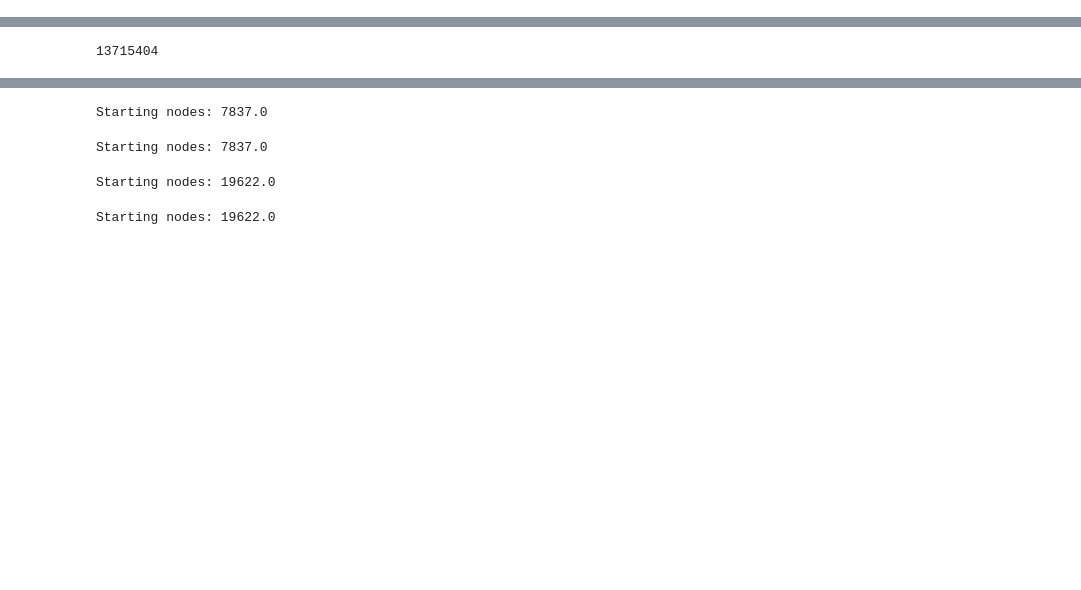
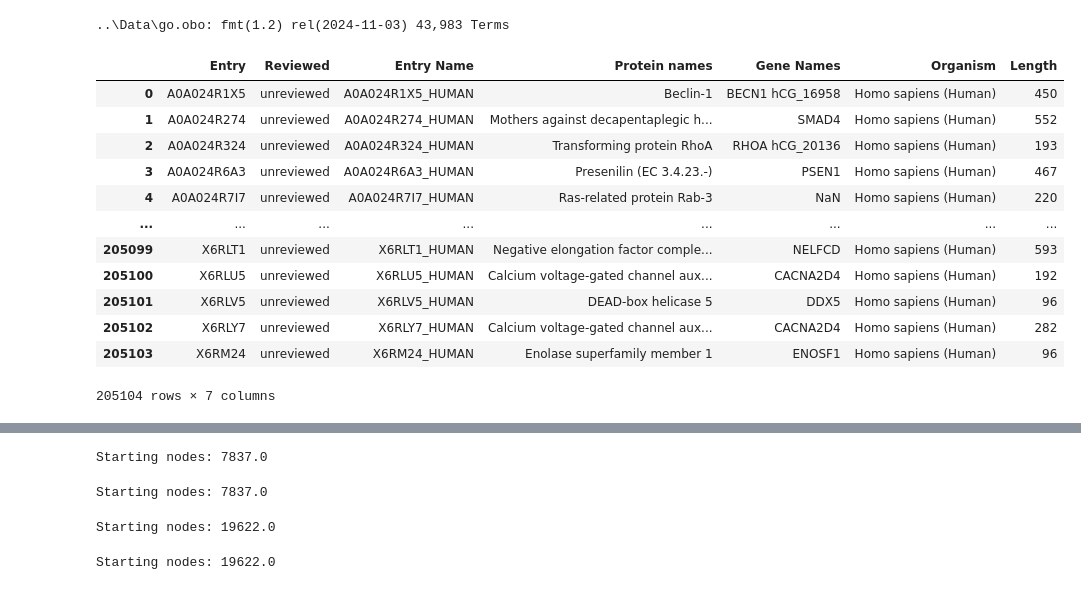
Before and after one commit to tim-stocker/viral_interact, a Jupyter notebook: Notebooks/rvfv.ipynb, the cells around one changed output, grey strips where cells are left out. Saved outputs shown, nothing was run; the diff lists cells and outputs as text; code cells hidden in the pictures; blank space fills up the shorter version.

```diff
--- a/Notebooks/rvfv.ipynb
+++ b/Notebooks/rvfv.ipynb
@@ -17,3 +13,37 @@ response = requests.get("https://string-db.org/api/tsv/interaction_partners?iden
+# %%
+dir_name = os.path.join("..", "Data")
+
+df_human = pd.read_csv(os.path.join(dir_name, "9606.protein.links.full.v12.0.txt"), sep=" ")
+df_rvfv = pd.read_csv(os.path.join(dir_name, "string_interactions.tsv"), sep="\t")
+
+df_denv = pd.read_csv(os.path.join(dir_name, "den_2_interactions.tsv"), sep="\t")
+
+df_lasv = pd.read_csv(os.path.join(dir_name, "lassa_interactions.tsv"), sep="\t")
+
+df_id_conversions = pd.read_csv(os.path.join(dir_name, "HUMAN_9606_idmapping_selected.tab"), sep="\t")
+df_id_conversions.columns = ['Uniprot_ID', 'uk1', 'uk2', 'uk3', 'uk4', 'uk5', 'GO_IDs', 'uk6', 'uk7', 'uk8', 'uk9', 'uk10', 'uk11', 'uk12', 'uk13', 'uk14', 'uk15', 'uk16', 'ENSG', 'ENST', 'ENSP', 'uk17']
+
+uniprot_ids = pd.read_csv(os.path.join(dir_name, "9606_uniprot_ids.tsv"), sep="\t")
+
+godag = GODag(os.path.join(dir_name, "go.obo"))
+# %% [output]
+..\Data\go.obo: fmt(1.2) rel(2024-11-03) 43,983 Terms
+# %%
+uniprot_ids
+# %% [output]
+|  | Entry | Reviewed | Entry Name | Protein names | Gene Names | Organism | Length |
+| 0 | A0A024R1X5 | unreviewed | A0A024R1X5_HUMAN | Beclin-1 | BECN1 hCG_16958 | Homo sapiens (Human) | 450 |
+| 1 | A0A024R274 | unreviewed | A0A024R274_HUMAN | Mothers against decapentaplegic h... | SMAD4 | Homo sapiens (Human) | 552 |
+| 2 | A0A024R324 | unreviewed | A0A024R324_HUMAN | Transforming protein RhoA | RHOA hCG_20136 | Homo sapiens (Human) | 193 |
+| 3 | A0A024R6A3 | unreviewed | A0A024R6A3_HUMAN | Presenilin (EC 3.4.23.-) | PSEN1 | Homo sapiens (Human) | 467 |
+| 4 | A0A024R7I7 | unreviewed | A0A024R7I7_HUMAN | Ras-related protein Rab-3 | NaN | Homo sapiens (Human) | 220 |
+| ... | ... | ... | ... | ... | ... | ... | ... |
+| 205099 | X6RLT1 | unreviewed | X6RLT1_HUMAN | Negative elongation factor comple... | NELFCD | Homo sapiens (Human) | 593 |
+| 205100 | X6RLU5 | unreviewed | X6RLU5_HUMAN | Calcium voltage-gated channel aux... | CACNA2D4 | Homo sapiens (Human) | 192 |
+| 205101 | X6RLV5 | unreviewed | X6RLV5_HUMAN | DEAD-box helicase 5 | DDX5 | Homo sapiens (Human) | 96 |
+| 205102 | X6RLY7 | unreviewed | X6RLY7_HUMAN | Calcium voltage-gated channel aux... | CACNA2D4 | Homo sapiens (Human) | 282 |
+| 205103 | X6RM24 | unreviewed | X6RM24_HUMAN | Enolase superfamily member 1 | ENOSF1 | Homo sapiens (Human) | 96 |
+205104 rows × 7 columns
 # %%
 df_human
 # %% [output]
@@ -39,4 +62,0 @@ scaled_scores = scaler.fit_transform(combined_scores)
-# %%
-scaled_scores
-# %% [output]
-13715404
```
Also changed, not shown: parts of 65 cells of this notebook, 1 other file.
